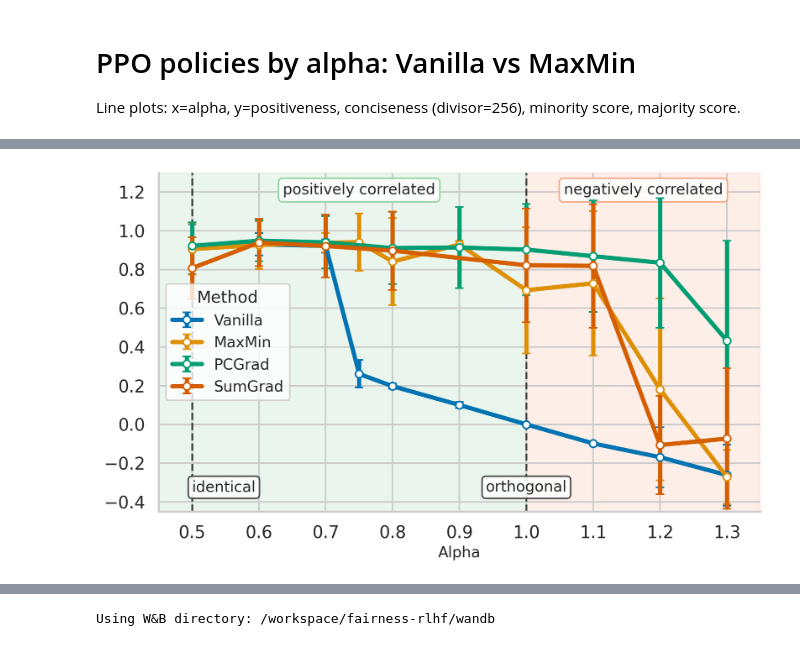
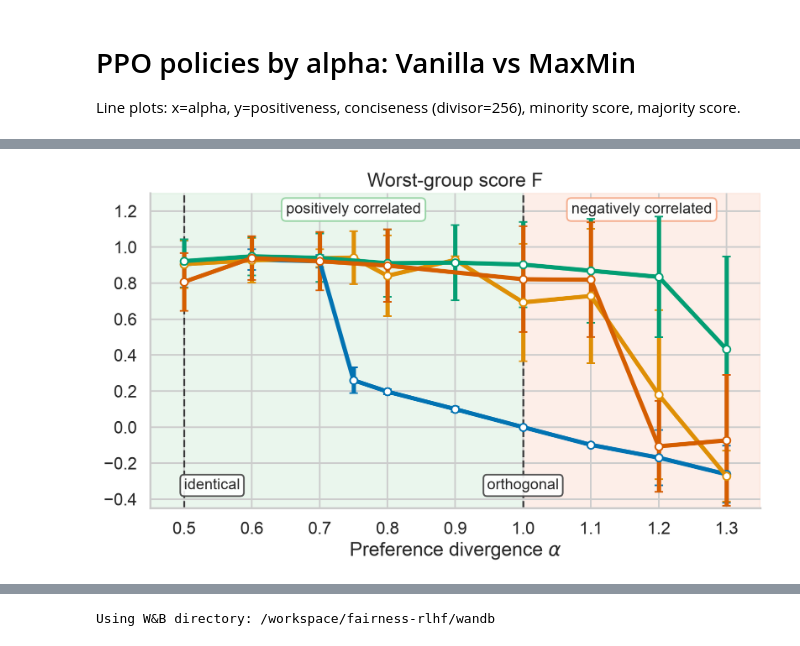
Before and after one commit to MINGXUAN99/fairness-rlhf, a Jupyter notebook: notebooks/analyze_ppo_by_alpha.ipynb, the cells around one changed output, grey strips where cells are left out. Cells and saved outputs as stored; diff of their text form; code cells hidden in the pictures.

```diff
--- a/notebooks/analyze_ppo_by_alpha.ipynb
+++ b/notebooks/analyze_ppo_by_alpha.ipynb
@@ -380,37 +406,37 @@ for method in ["vanilla", "maxmin", "pcgrad", "sumgrad"]:
 ax.text(
     0.75, 0.97, "positively correlated", fontsize=14,
     transform=ax.get_xaxis_transform(), ha="center", va="top", zorder=2,
     bbox={"boxstyle": "round,pad=0.3", "facecolor": "white", "edgecolor": "#8fd19e", "alpha": 0.9},
 )
 ax.text(
     1.175, 0.97, "negatively correlated", fontsize=14,
     transform=ax.get_xaxis_transform(), ha="center", va="top", zorder=2,
     bbox={"boxstyle": "round,pad=0.3", "facecolor": "white", "edgecolor": "#f4a582", "alpha": 0.9},
 )
 ax.text(
     0.5, 0.05, "identical", fontsize=14,
     transform=ax.get_xaxis_transform(), ha="left", va="bottom", rotation=0, zorder=2,
     bbox={"boxstyle": "round,pad=0.25", "facecolor": "white", "edgecolor": "0.25", "alpha": 0.9},
 )
 ax.text(
     1.0, 0.05, "orthogonal", fontsize=14,
     transform=ax.get_xaxis_transform(), ha="center", va="bottom", rotation=0, zorder=2,
     bbox={"boxstyle": "round,pad=0.25", "facecolor": "white", "edgecolor": "0.25", "alpha": 0.9},
 )
 
 ax.set_xlim(0.45, 1.35)
 ax.set_ylim(-0.45, 1.3)
 ax.set_xticks([0.5, 0.6, 0.7, 0.8, 0.9, 1.0, 1.1, 1.2, 1.3])
 ax.tick_params(axis='both', which='major', labelsize=16)
-ax.set_xlabel("Alpha", fontsize=14)
-# ax.set_title("Worst group score", fontsize=16)
-ax.legend(title="Method", frameon=True, loc="center left", fontsize=14)
+ax.set_xlabel(r"Preference divergence $\alpha$", fontsize=18)
+ax.set_title("Worst-group score F", fontsize=18)
+# ax.legend(title="Method", frameon=True, loc="center left", fontsize=15)
 sns.despine(ax=ax)
 plt.tight_layout()
 plt.savefig("../images/with_sumgrad/ppo_by_alpha_worst.pdf", format="pdf", bbox_inches="tight", dpi=300)
 plt.show()
 # %% [output]
-[figure, old version]
+[figure, new version]
 # %%
 # Overall performance across methods
 method_labels = {"vanilla": "Vanilla", "maxmin": "MaxMin", "pcgrad": "PCGrad", "sumgrad": "SumGrad"}
```
Also changed, not shown: parts of 5 cells of this notebook, 9 other files.
